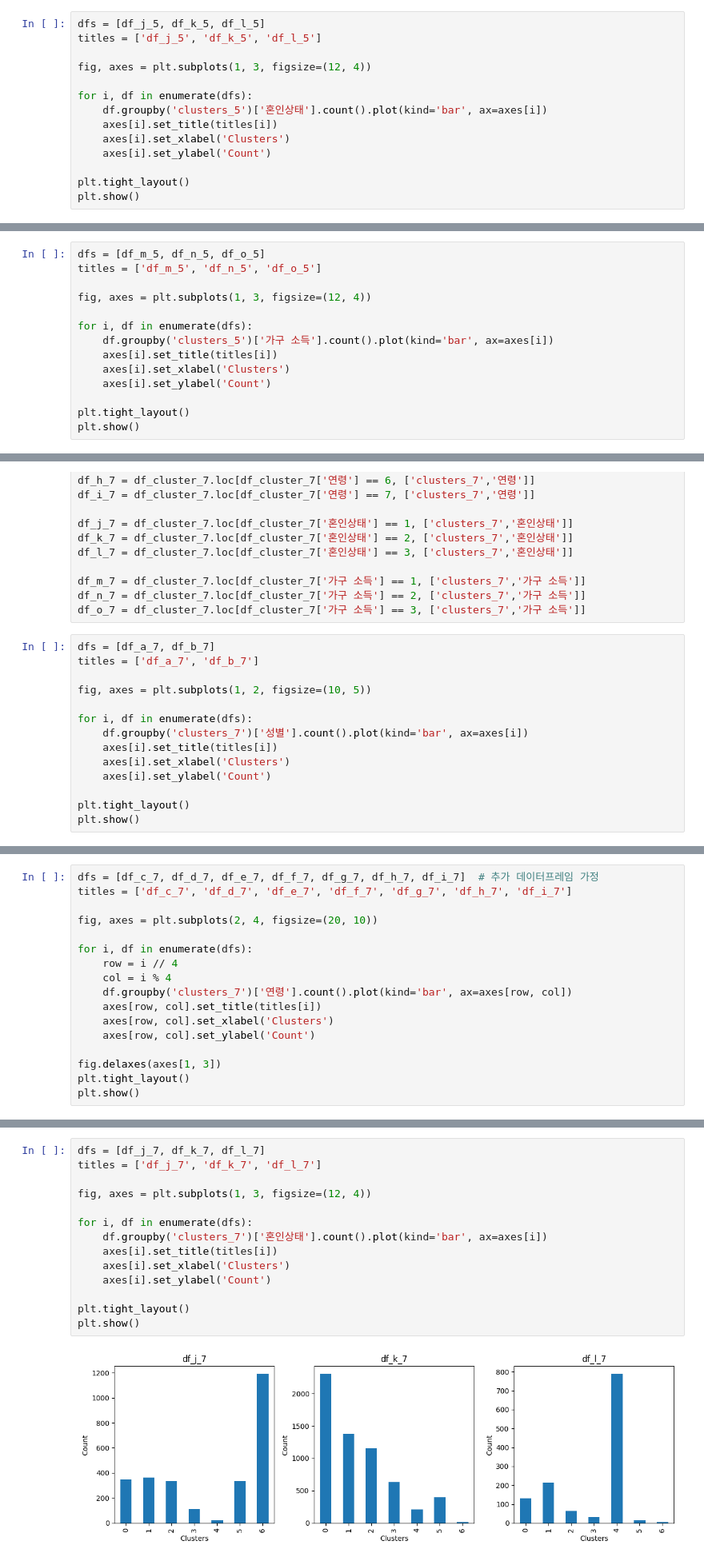
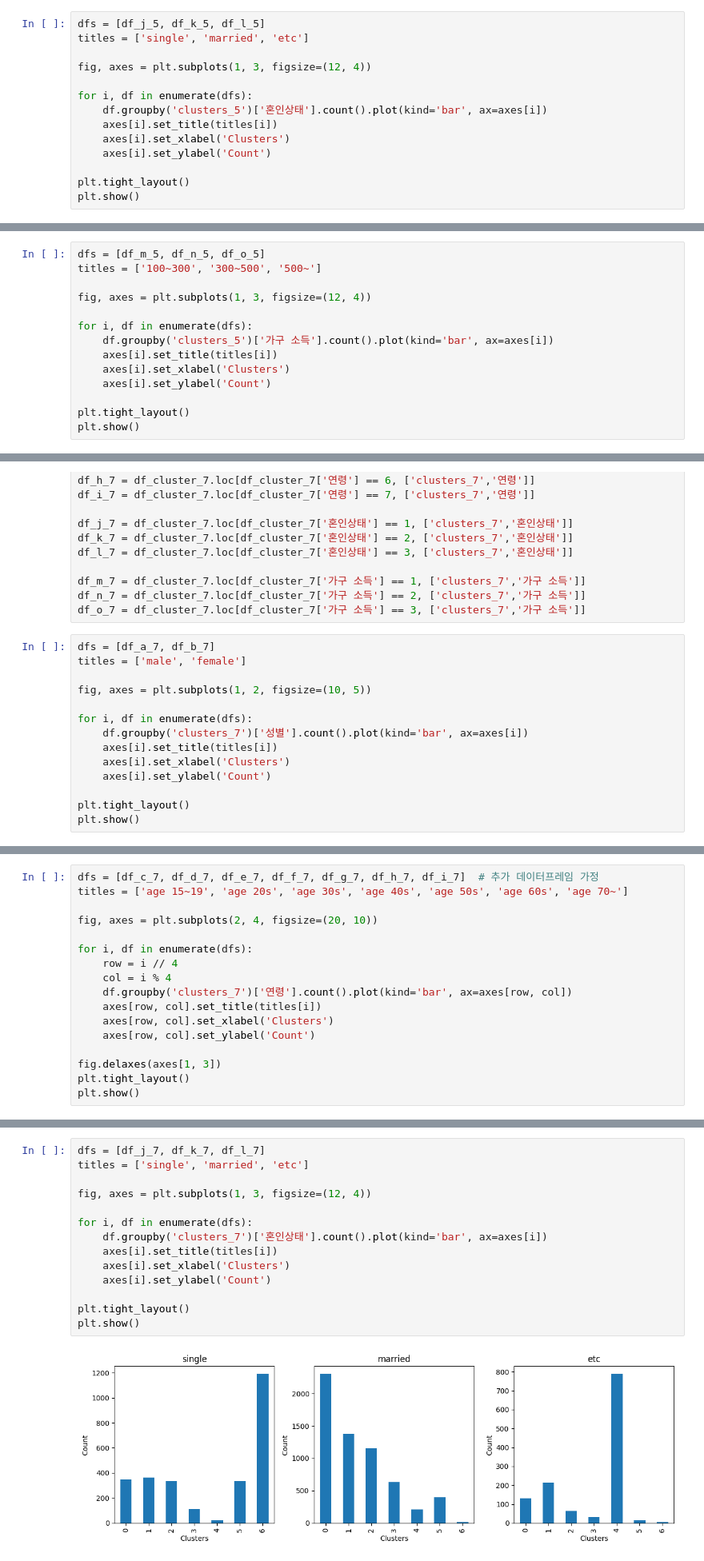
Before and after one commit to 24-1-Business-Analytics-Workshop/code, a Jupyter notebook: Clustering_fin.ipynb, the cells around one changed output, grey strips where cells are left out. Shown at 80% size. Drawn from its saved outputs; the diff is of its cells as text.

```diff
--- a/Clustering_fin.ipynb
+++ b/Clustering_fin.ipynb
@@ -268,6 +319,6 @@ plt.show()
 # %%
 dfs = [df_j_5, df_k_5, df_l_5]
-titles = ['df_j_5', 'df_k_5', 'df_l_5']
+titles = ['single', 'married', 'etc']
 
 fig, axes = plt.subplots(1, 3, figsize=(12, 4))
 
@@ -284,6 +338,6 @@ plt.show()
 # %%
 dfs = [df_m_5, df_n_5, df_o_5]
-titles = ['df_m_5', 'df_n_5', 'df_o_5']
+titles = ['100~300', '300~500', '500~']
 
 fig, axes = plt.subplots(1, 3, figsize=(12, 4))
 
@@ -405,7 +483,7 @@ df_n_7 = df_cluster_7.loc[df_cluster_7['가구 소득'] == 2, ['clusters_7','가
 df_o_7 = df_cluster_7.loc[df_cluster_7['가구 소득'] == 3, ['clusters_7','가구 소득']]
 # %%
 dfs = [df_a_7, df_b_7]
-titles = ['df_a_7', 'df_b_7']
+titles = ['male', 'female']
 
 fig, axes = plt.subplots(1, 2, figsize=(10, 5))
 
@@ -422,6 +503,6 @@ plt.show()
 # %%
 dfs = [df_c_7, df_d_7, df_e_7, df_f_7, df_g_7, df_h_7, df_i_7]  # 추가 데이터프레임 가정
-titles = ['df_c_7', 'df_d_7', 'df_e_7', 'df_f_7', 'df_g_7', 'df_h_7', 'df_i_7']
+titles = ['age 15~19', 'age 20s', 'age 30s', 'age 40s', 'age 50s', 'age 60s', 'age 70~']
 
 fig, axes = plt.subplots(2, 4, figsize=(20, 10))
 
@@ -441,16 +527,16 @@ plt.show()
 # %%
 dfs = [df_j_7, df_k_7, df_l_7]
-titles = ['df_j_7', 'df_k_7', 'df_l_7']
+titles = ['single', 'married', 'etc']
 
 fig, axes = plt.subplots(1, 3, figsize=(12, 4))
 
 for i, df in enumerate(dfs):
     df.groupby('clusters_7')['혼인상태'].count().plot(kind='bar', ax=axes[i])
     axes[i].set_title(titles[i])
     axes[i].set_xlabel('Clusters')
     axes[i].set_ylabel('Count')
 
 plt.tight_layout()
 plt.show()
 # %% [output]
-[figure, old version]
+[figure, new version]
```
Also changed, not shown: parts of 71 cells of this notebook.
